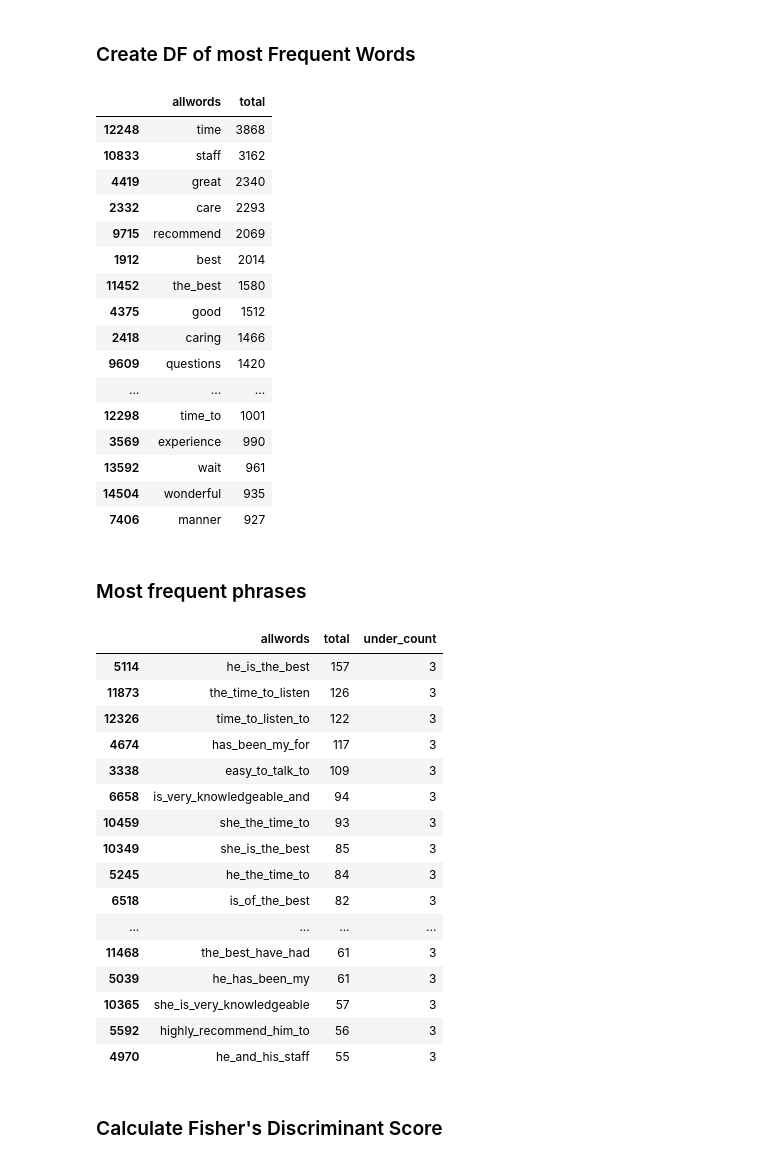
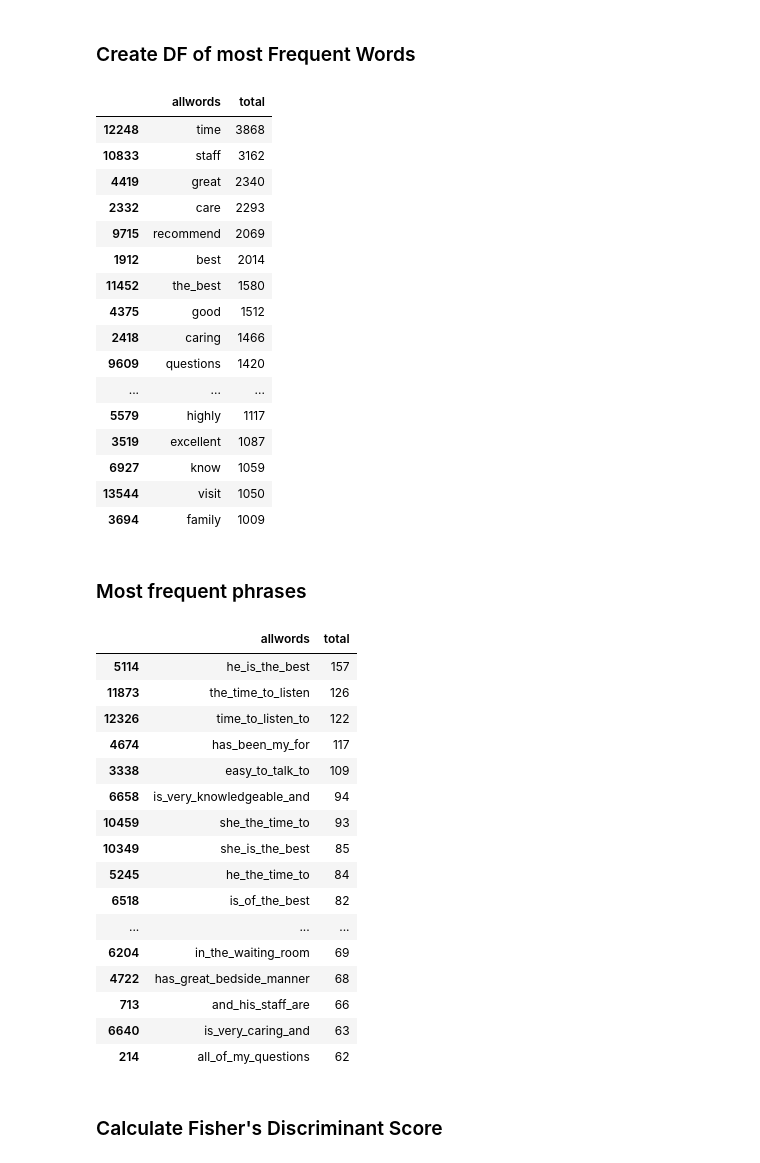
Before and after one commit to KlippL/Doctors_Reviews_NLP, a Jupyter notebook: Review_Analysis.ipynb, the cells around one changed output. Saved outputs shown, nothing was run; the diff lists cells and outputs as text; code cells hidden in the pictures.

```diff
--- a/Review_Analysis.ipynb
+++ b/Review_Analysis.ipynb
@@ -356,7 +351,7 @@ def stopOther(text_array):
                       'medical', 'never', 'pysician', 'now', 'day', 'seen', 'cardiologist', 'need', 'tell', 'work', \
                       'patients', 'to_how', 'lots', 'what_should', 'and_not', 'you_to', 'on_my', 'was_the', 'she_did',\
                       'that_the', 'had_no', 'to_her', 'and_she', 'shes', 'her_to', 'and_her', 'that_she', 'they_are', 'her_she', \
-                      'not_to', 'and_that', 'for_and', 'in_her', 'more_than', 'her_for', "\'", "'", 'hare', 'nd'
+                      'not_to', 'and_that', 'for_and', 'in_her', 'more_than', 'her_for', "\'", "'", 'hare', 'nd', '`', "‘", "´"
                      ])
     stopped_text = []
     for h in text_array:
@@ -471,7 +466,7 @@ words2 = stopOther(words2)
 words2 = pd.Series(words2).str.lstrip(" ").tolist()
 
 freq = freq[freq.allwords.isin(words2)].sort_values(by = 'total', ascending = False)[['allwords', 'total']]
-freq.head(25)
+freq.head(20)
 # %% [output]
 |  | allwords | total |
 | 12248 | time | 3868 |
@@ -485,34 +480,34 @@ freq.head(25)
 | 2418 | caring | 1466 |
 | 9609 | questions | 1420 |
 | ... | ... | ... |
-| 12298 | time_to | 1001 |
-| 3569 | experience | 990 |
-| 13592 | wait | 961 |
-| 14504 | wonderful | 935 |
-| 7406 | manner | 927 |
+| 5579 | highly | 1117 |
+| 3519 | excellent | 1087 |
+| 6927 | know | 1059 |
+| 13544 | visit | 1050 |
+| 3694 | family | 1009 |
 # %% [markdown]
 ### Most frequent phrases
 # %%
 freq['under_count'] = freq.allwords.str.count('_')
-freq[freq.under_count>=3].head(25)
+freq[freq.under_count>=3][['allwords','total']].head(20)
 # %% [output]
-|  | allwords | total | under_count |
-| 5114 | he_is_the_best | 157 | 3 |
-| 11873 | the_time_to_listen | 126 | 3 |
-| 12326 | time_to_listen_to | 122 | 3 |
-| 4674 | has_been_my_for | 117 | 3 |
-| 3338 | easy_to_talk_to | 109 | 3 |
-| 6658 | is_very_knowledgeable_and | 94 | 3 |
-| 10459 | she_the_time_to | 93 | 3 |
-| 10349 | she_is_the_best | 85 | 3 |
-| 5245 | he_the_time_to | 84 | 3 |
-| 6518 | is_of_the_best | 82 | 3 |
-| ... | ... | ... | ... |
-| 11468 | the_best_have_had | 61 | 3 |
-| 5039 | he_has_been_my | 61 | 3 |
-| 10365 | she_is_very_knowledgeable | 57 | 3 |
-| 5592 | highly_recommend_him_to | 56 | 3 |
-| 4970 | he_and_his_staff | 55 | 3 |
+|  | allwords | total |
+| 5114 | he_is_the_best | 157 |
+| 11873 | the_time_to_listen | 126 |
+| 12326 | time_to_listen_to | 122 |
+| 4674 | has_been_my_for | 117 |
+| 3338 | easy_to_talk_to | 109 |
+| 6658 | is_very_knowledgeable_and | 94 |
+| 10459 | she_the_time_to | 93 |
+| 10349 | she_is_the_best | 85 |
+| 5245 | he_the_time_to | 84 |
+| 6518 | is_of_the_best | 82 |
+| ... | ... | ... |
+| 6204 | in_the_waiting_room | 69 |
+| 4722 | has_great_bedside_manner | 68 |
+| 713 | and_his_staff_are | 66 |
+| 6640 | is_very_caring_and | 63 |
+| 214 | all_of_my_questions | 62 |
 # %% [markdown]
 ### Calculate Fisher's Discriminant Score
 # %%
```
Also changed, not shown: parts of 27 cells of this notebook.
